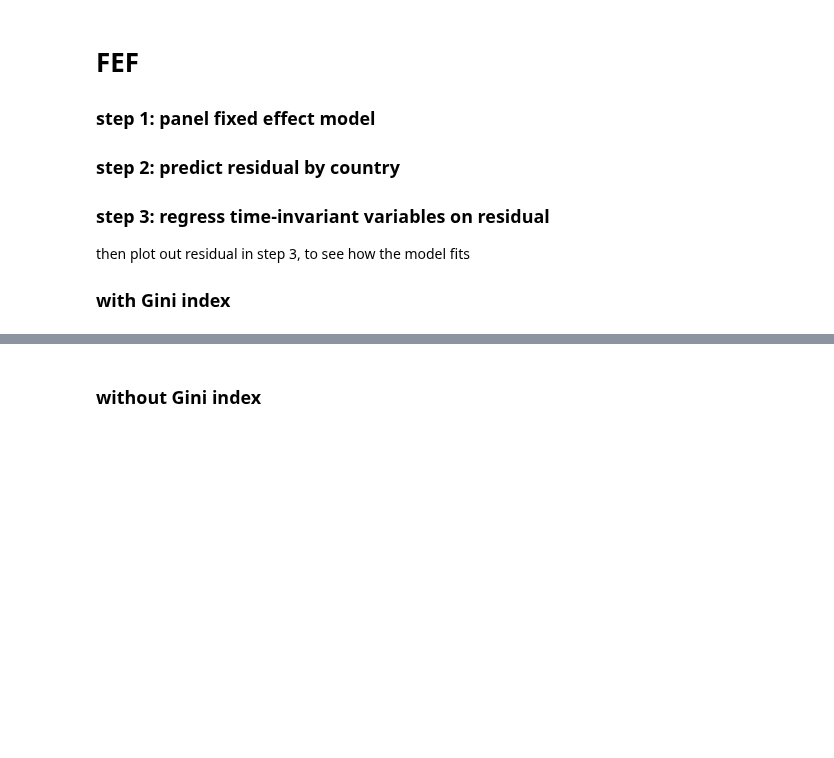
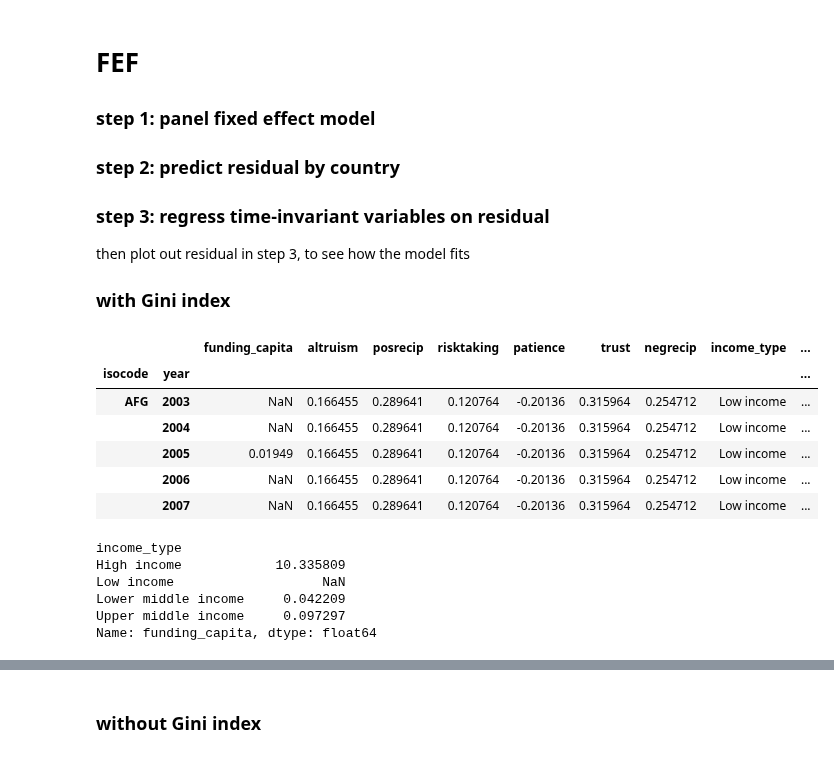
Before and after one commit to amanda8412383/research-module, a Jupyter notebook: panel.ipynb, the cells around one changed output, grey strips where cells are left out. Cells and saved outputs as stored; diff of their text form; code cells hidden in the pictures; blank space fills up the shorter version.

```diff
--- a/panel.ipynb
+++ b/panel.ipynb
@@ -77,6 +77,28 @@ fg.map(plt.scatter, 'altruism', 'funding_capita').add_legend()
 then plot out residual in step 3, to see how the model fits
 
 ### with Gini index
+# %%
+ma.head()
+# %% [output]
+|  |  | funding_capita | altruism | posrecip | risktaking | patience | trust | negrecip | income_type | ... |
+| isocode | year |  |  |  |  |  |  |  |  | ... |
+| AFG | 2003 | NaN | 0.166455 | 0.289641 | 0.120764 | -0.20136 | 0.315964 | 0.254712 | Low income | ... |
+|  | 2004 | NaN | 0.166455 | 0.289641 | 0.120764 | -0.20136 | 0.315964 | 0.254712 | Low income | ... |
+|  | 2005 | 0.01949 | 0.166455 | 0.289641 | 0.120764 | -0.20136 | 0.315964 | 0.254712 | Low income | ... |
+|  | 2006 | NaN | 0.166455 | 0.289641 | 0.120764 | -0.20136 | 0.315964 | 0.254712 | Low income | ... |
+|  | 2007 | NaN | 0.166455 | 0.289641 | 0.120764 | -0.20136 | 0.315964 | 0.254712 | Low income | ... |
+# %%
+# exploring why income type perform this way
+income_mean = ma.dropna(subset=['gni', 'demo_electoral', 'govexpense', 'gdpcapita']).groupby('income_type')['funding_capita'].mean()
+income_mean
+sns.scatterplot(ma['funding_capita'], ma['gdpcapita'], hue=ma['income_type'])
+# %% [output]
+income_type
+High income            10.335809
+Low income                   NaN
+Lower middle income     0.042209
+Upper middle income     0.097297
+Name: funding_capita, dtype: float64
 # %%
 # with gni
 df_dummy =  gni.step2_add_dummy(ma)
```
Also changed, not shown: parts of 3 cells of this notebook, 1 other file.
